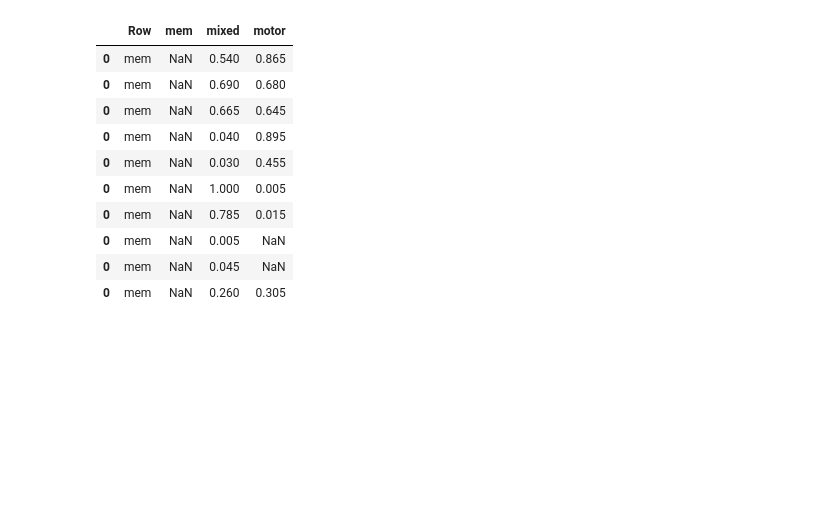
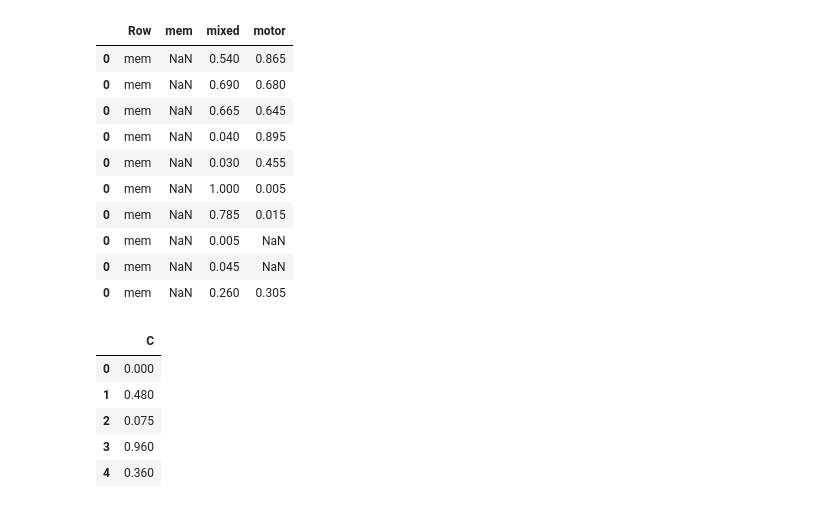
Before and after one commit to GrattonLab/MSC_Alexis, a Jupyter notebook: analysis/code/MVPA/ACC_distributions-randomPermutation.ipynb, the cells around one changed output. Cells and saved outputs as stored; diff of their text form; code cells hidden in the pictures; blank space fills up the shorter version.

```diff
--- a/analysis/code/MVPA/ACC_distributions-randomPermutation.ipynb
+++ b/analysis/code/MVPA/ACC_distributions-randomPermutation.ipynb
@@ -70,0 +73,9 @@ memTest_df
+# %%
+df.head()
+# %% [output]
+|  | C |
+| 0 | 0.000 |
+| 1 | 0.480 |
+| 2 | 0.075 |
+| 3 | 0.960 |
+| 4 | 0.360 |
```
Also changed, not shown: parts of 2 cells of this notebook, 5 other files.
